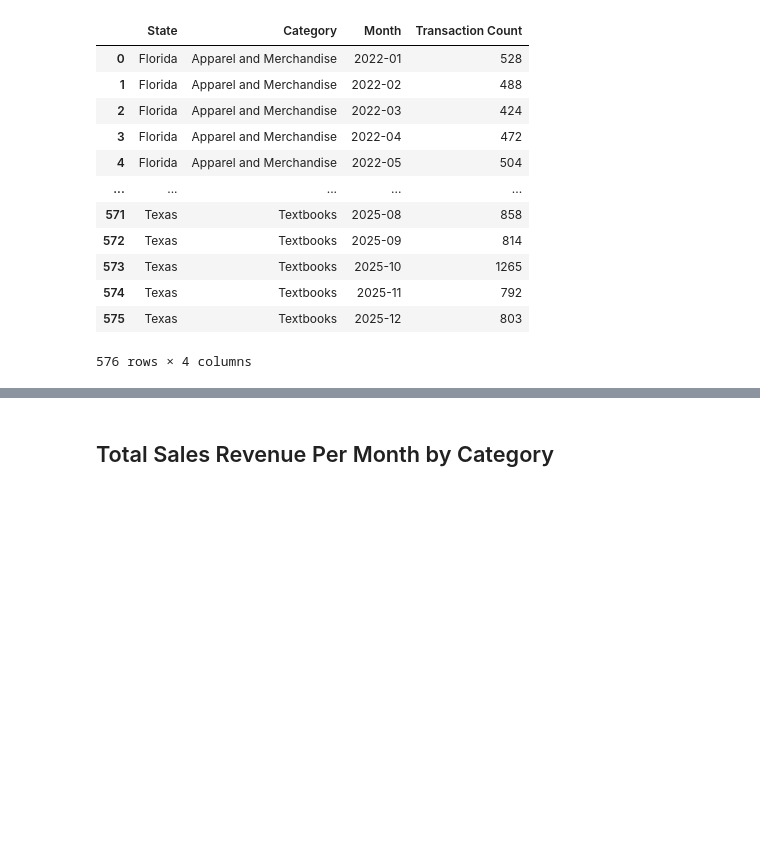
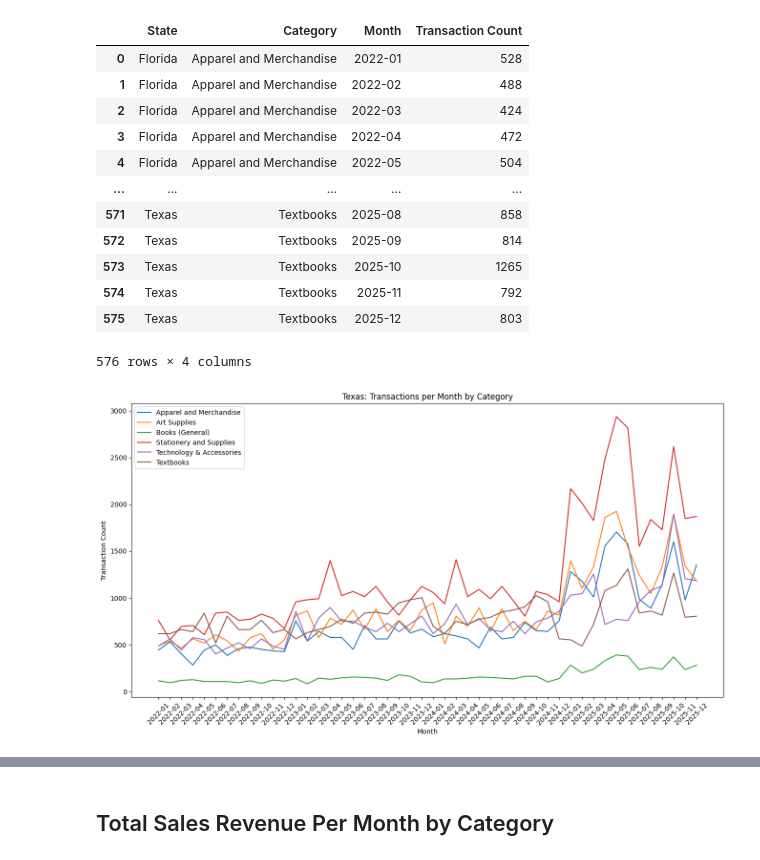
Before and after one commit to JulissaAlmaraz/Capstone_2, a Jupyter notebook: almarazflores_sales_analysis.ipynb, the cells around one changed output, grey strips where cells are left out. Cells and saved outputs as stored; diff of their text form; code cells hidden in the pictures; blank space fills up the shorter version.

Commit message:
Added plots for product categories

```diff
--- a/almarazflores_sales_analysis.ipynb
+++ b/almarazflores_sales_analysis.ipynb
@@ -365,3 +365,23 @@ transactions
 | 574 | Texas | Textbooks | 2025-11 | 792 |
 | 575 | Texas | Textbooks | 2025-12 | 803 |
 576 rows × 4 columns
+# %%
+state_month_cat = transactions
+
+texas = state_month_cat[state_month_cat['State'] == 'Texas']
+florida = state_month_cat[state_month_cat['State'] == 'Florida']
+
+plt.figure(figsize=(16,8))
+
+for cat in texas['Category'].unique():
+    subset = texas[texas['Category'] == cat]
+    plt.plot(subset['Month'].astype(str), subset['Transaction Count'], label=cat)
+
+plt.title("Texas: Transactions per Month by Category")
+plt.xlabel("Month")
+plt.ylabel("Transaction Count")
+plt.xticks(rotation=45)
+plt.legend()
+plt.show()
+# %% [output]
+[figure, added]
```
Also changed, not shown: parts of 1 cell of this notebook.
